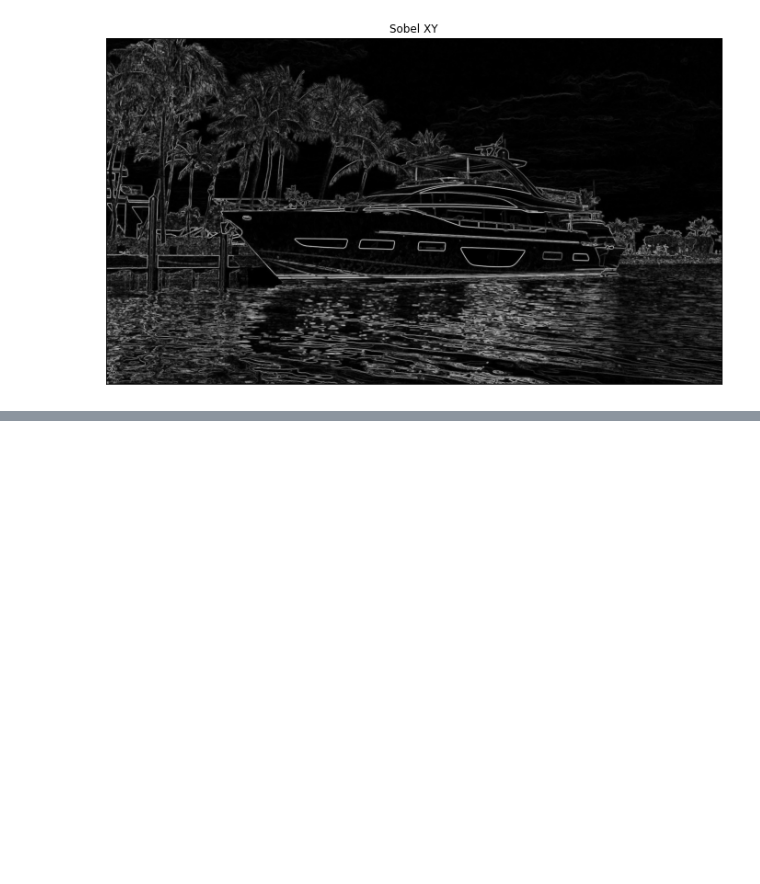
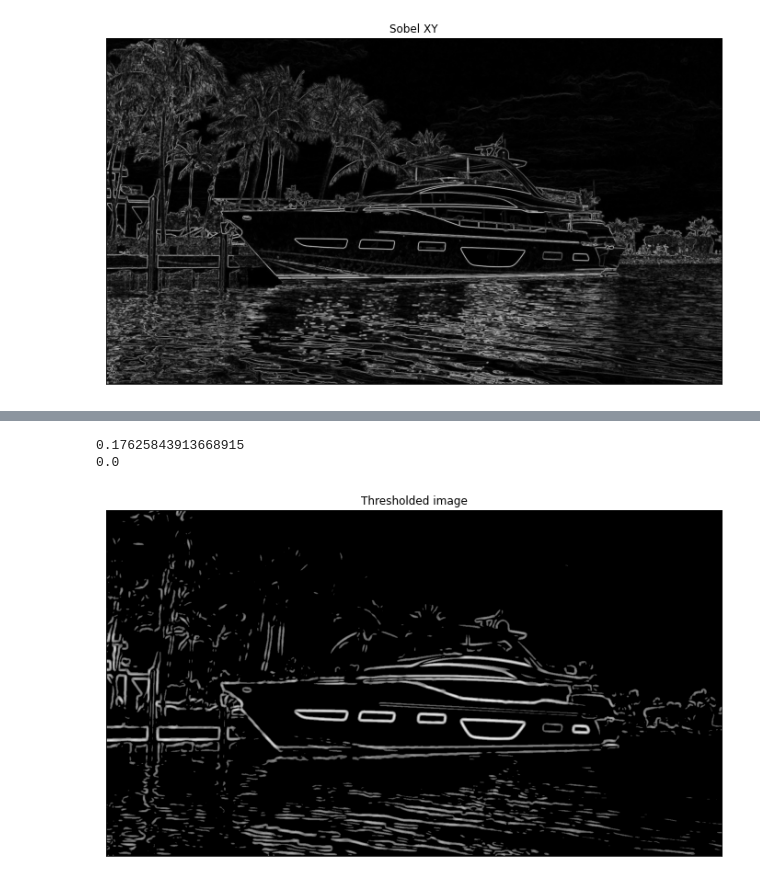
Before and after one commit to nonficti0n/learn_computer_vision, a Jupyter notebook: exercises/01_image_processing/gradients.ipynb, the cells around one changed output, grey strips where cells are left out. Cells and saved outputs as stored; diff of their text form; code cells hidden in the pictures; blank space fills up the shorter version.

```diff
--- a/exercises/01_image_processing/gradients.ipynb
+++ b/exercises/01_image_processing/gradients.ipynb
@@ -77,0 +108,18 @@ plt.show()
+# %%
+#Thresholding
+print(np.max(sobelxy))
+print(np.min(sobelxy))
+
+thresholded=sobelxy/np.max(sobelxy)
+thresh=0.3
+
+#thresholded[thresholded>=thresh]=1
+thresholded[thresholded<thresh]=0
+
+plt.imshow(thresholded,cmap = 'gray')
+plt.title('Thresholded image'), plt.xticks([]), plt.yticks([])
+plt.show()
+# %% [output]
+0.17625843913668915
+0.0
+[figure, added]
```
Also changed, not shown: parts of 2 cells of this notebook.
